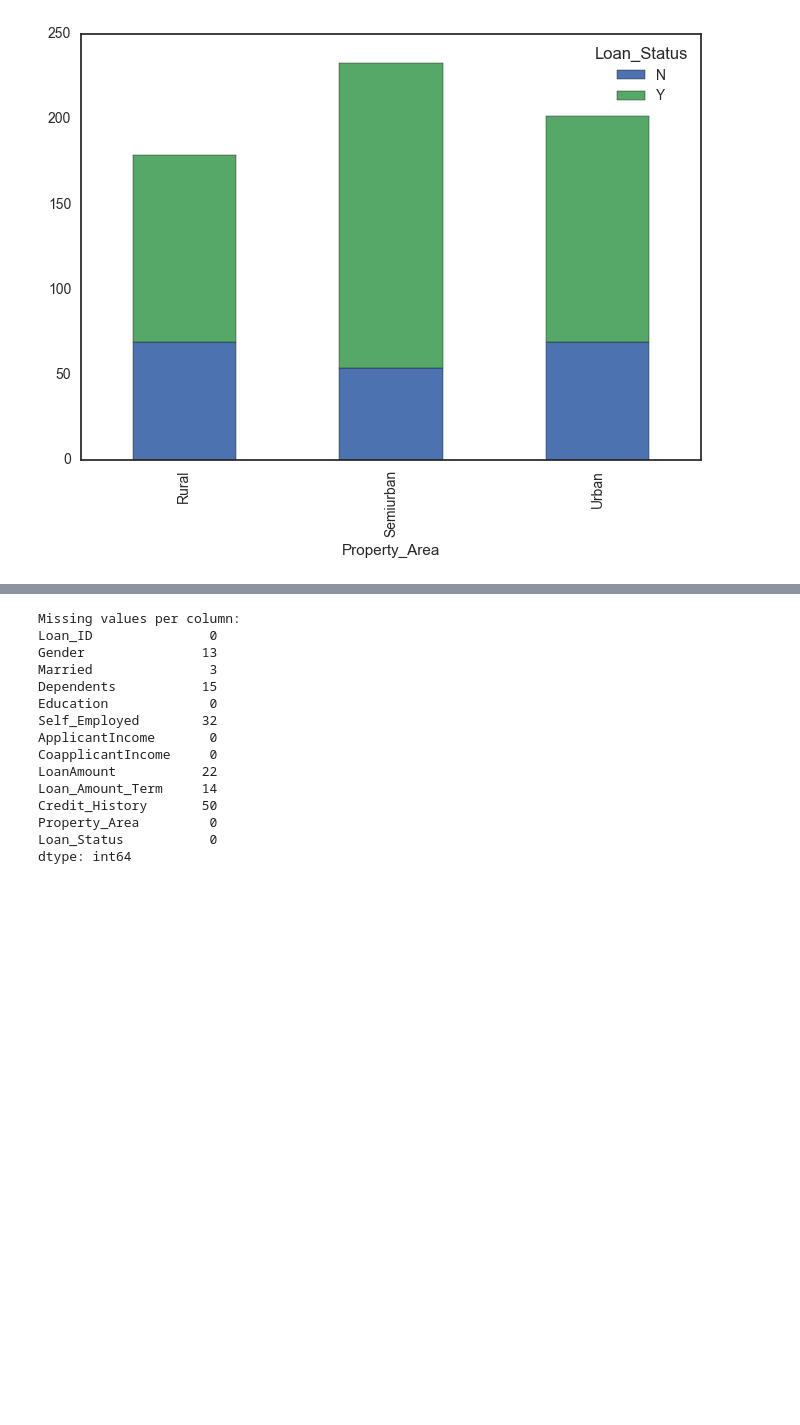
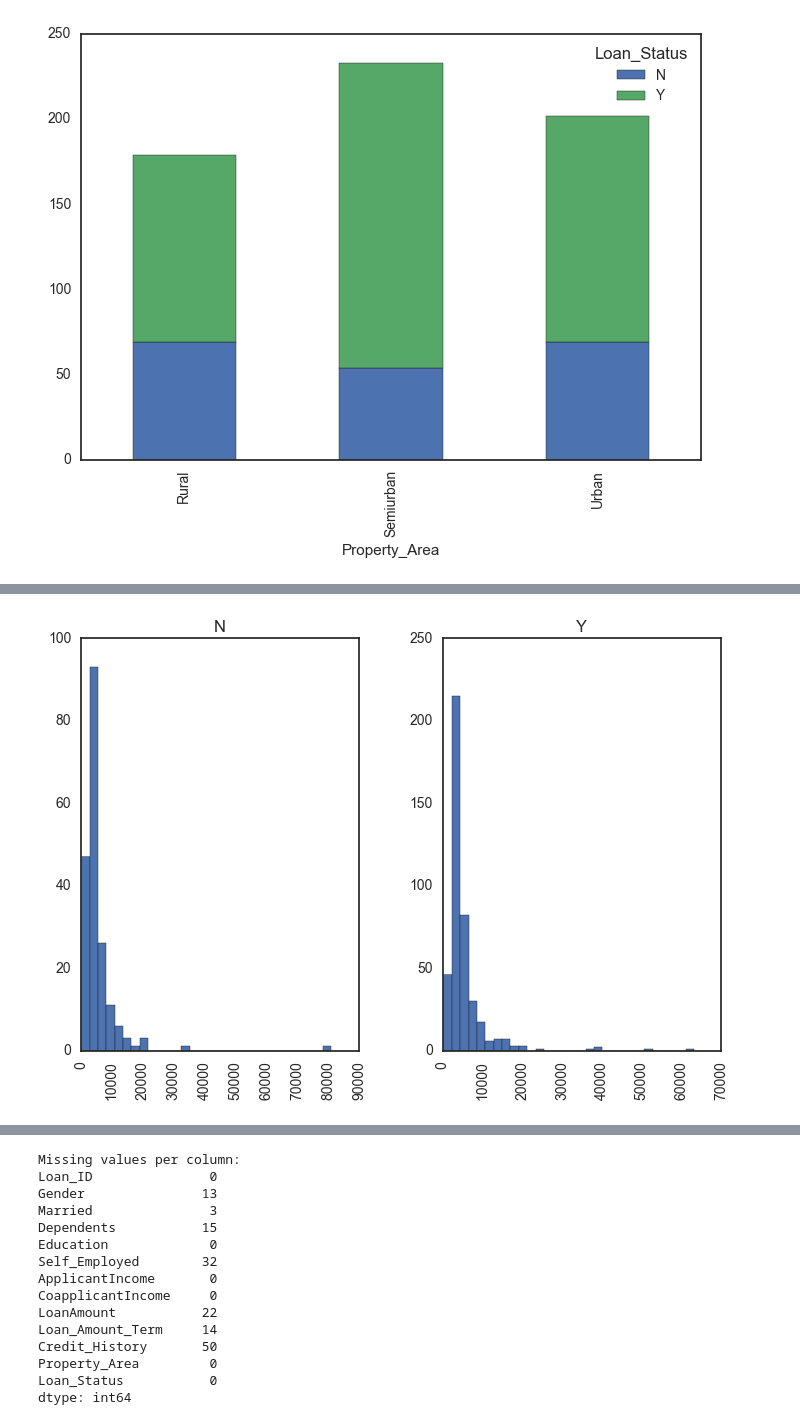
Before and after one commit to cenati0n/LoanPrediction, a Jupyter notebook: LoanPrediction.ipynb, the cells around one changed output, grey strips where cells are left out. Cells and saved outputs as stored; diff of their text form; code cells hidden in the pictures; blank space fills up the shorter version.

```diff
--- a/LoanPrediction.ipynb
+++ b/LoanPrediction.ipynb
@@ -271,3 +271,8 @@ plt.show()
+# %%
+train.hist(column="ApplicantIncome",by="Loan_Status",bins=30)
+plt.show()
+# %% [output]
+[figure, added]
 # %%
 ax=sns.boxplot(x="Loan_Status", y="CoapplicantIncome", data=train)
 sns.stripplot(x="Loan_Status", y="CoapplicantIncome", data=train, jitter=True, edgecolor="gray")
```
Also changed, not shown: parts of 18 cells of this notebook.
